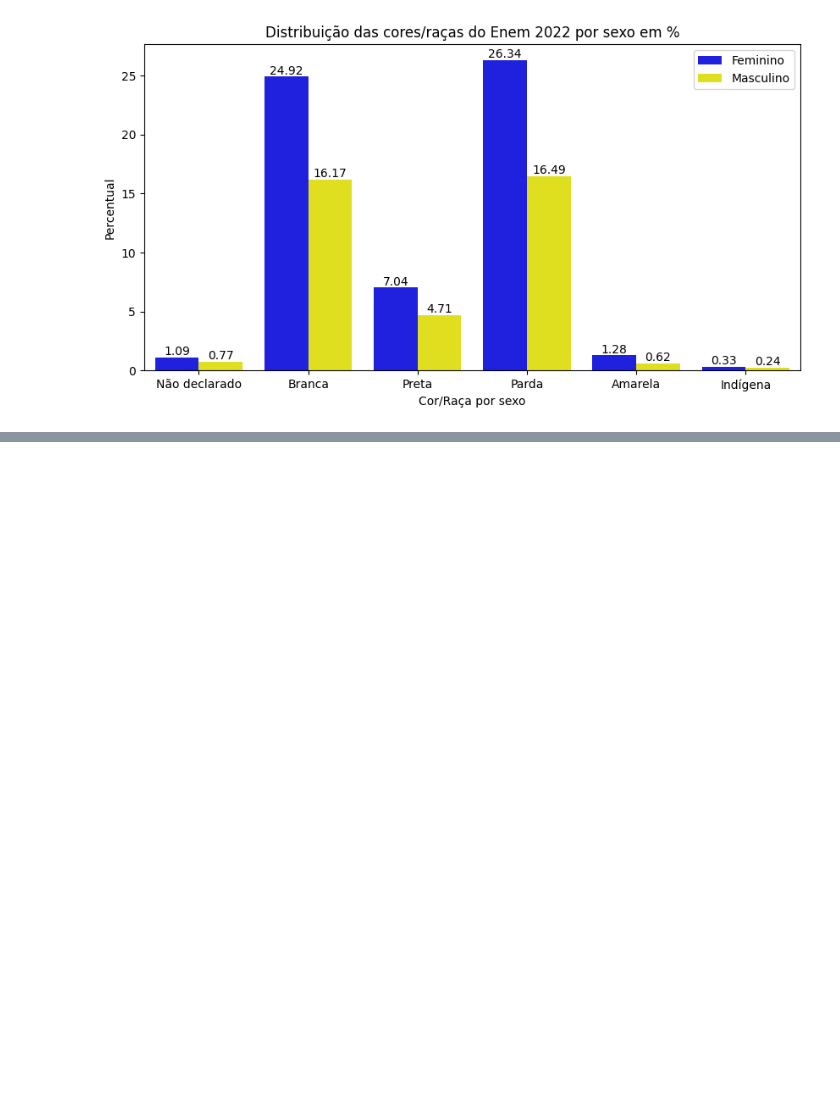
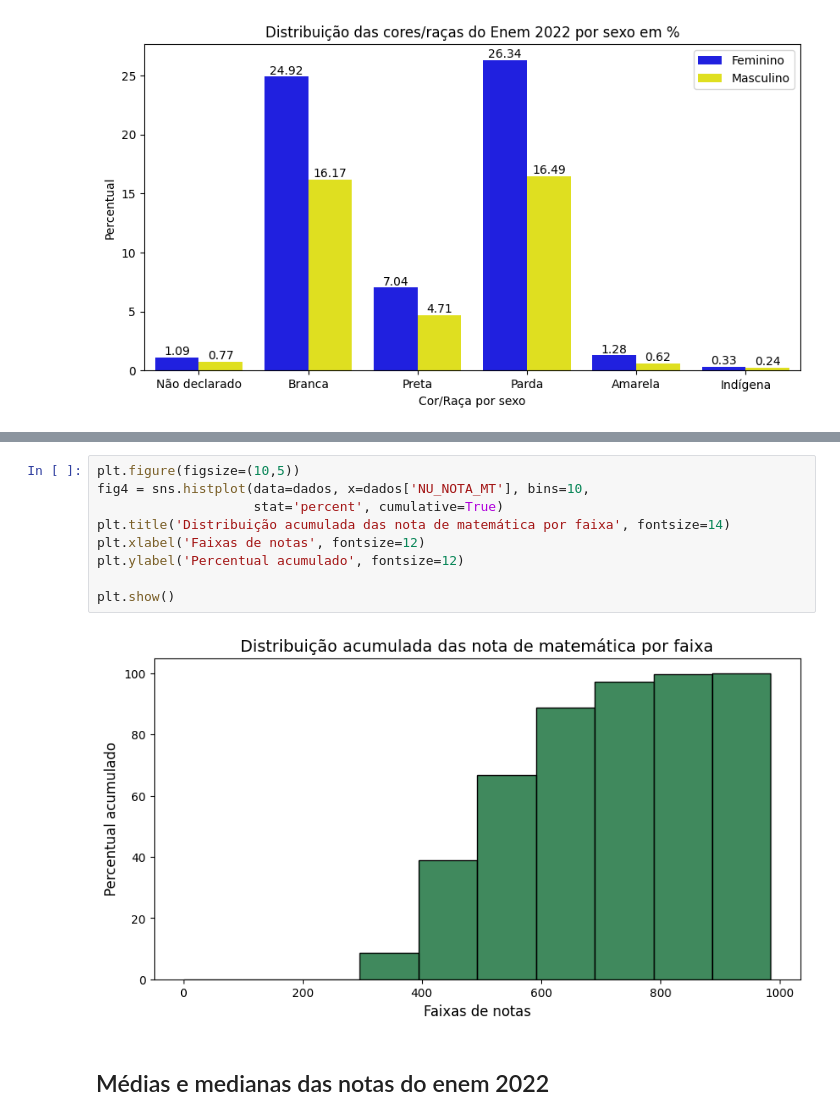
Before and after one commit to ewerton-lemes/analise_dos_microdados_do_enem_2022, a Jupyter notebook: Análise_dos_microdados_do_enem_2022.ipynb, the cells around one changed output, grey strips where cells are left out. Drawn from its saved outputs; the diff is of its cells as text; blank space fills up the shorter version.

```diff
--- a/Análise_dos_microdados_do_enem_2022.ipynb
+++ b/Análise_dos_microdados_do_enem_2022.ipynb
@@ -382,0 +479,13 @@ plt.show()
+# %%
+plt.figure(figsize=(10,5))
+fig4 = sns.histplot(data=dados, x=dados['NU_NOTA_MT'], bins=10,
+                    stat='percent', cumulative=True)
+plt.title('Distribuição acumulada das nota de matemática por faixa', fontsize=14)
+plt.xlabel('Faixas de notas', fontsize=12)
+plt.ylabel('Percentual acumulado', fontsize=12)
+
+plt.show()
+# %% [output]
+[figure, added]
+# %% [markdown]
+## Médias e medianas das notas do enem 2022
```
Also changed, not shown: parts of 17 cells of this notebook.
